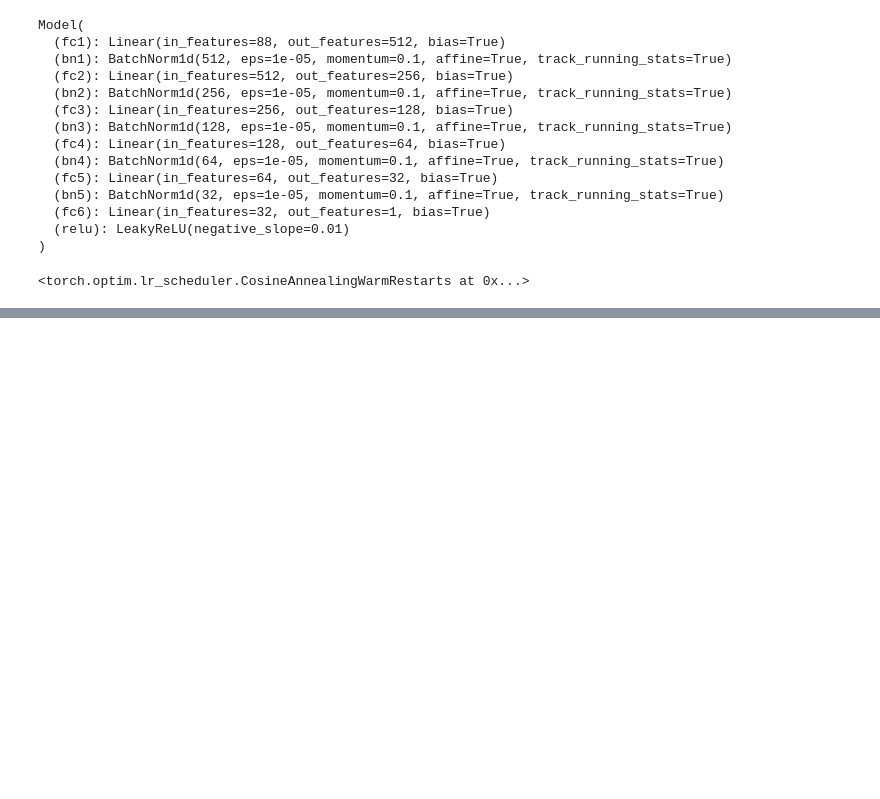
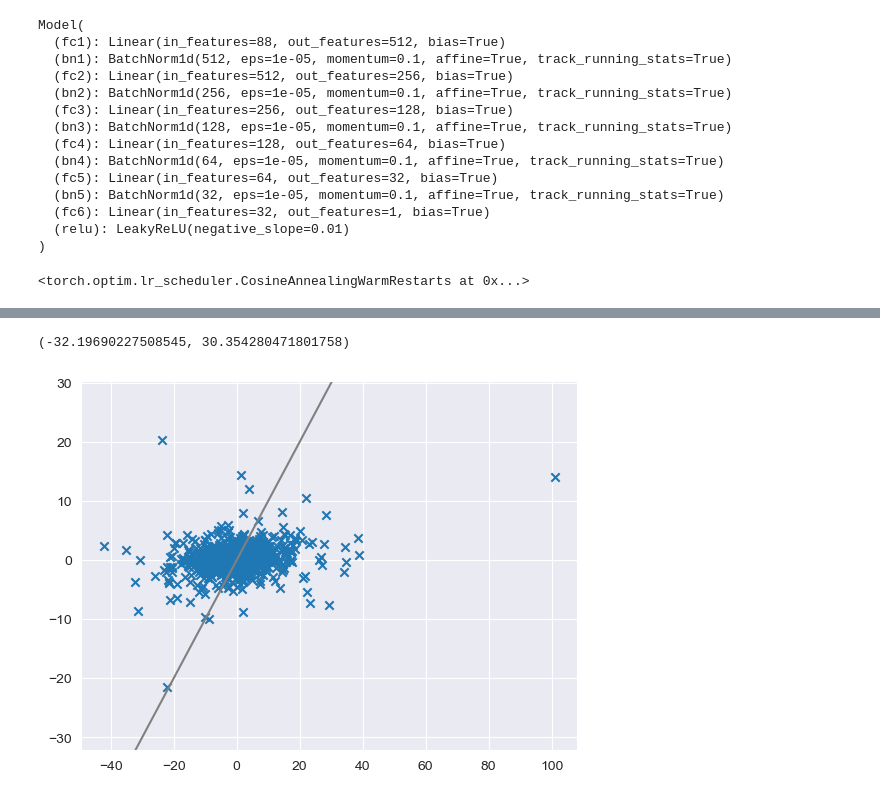
Before and after one commit to bootcamp6th-dl/optiver, a Jupyter notebook: sajacaros/03_ENHANCED/02_feature_engineering.ipynb, the cells around one changed output, grey strips where cells are left out. Drawn from its saved outputs; the diff is of its cells as text; code cells hidden in the pictures; blank space fills up the shorter version.

Commit message:
02 prediction complete

```diff
--- a/sajacaros/03_ENHANCED/02_feature_engineering.ipynb
+++ b/sajacaros/03_ENHANCED/02_feature_engineering.ipynb
@@ -467,6 +493,9 @@ for epoch in range(epochs):
             valid_iter_loss.append(loss.item())
     print(f'Epoch [{epoch+1}/{epochs}] - Valid loss : {sum(valid_iter_loss)/len(valid_loader):.4f}')
     valid_epoch_loss.append(sum(valid_iter_loss)/len(valid_loader))
+    if early_stopper.early_stop(test_loss, model) or time.time() - t1 > 60*60*8:
+        model = early_stopper.get_best_model()
+        break
     gc.collect()
 # %% [output]
 Epoch [1/100] - Train loss : 6.2932
@@ -501,0 +536,17 @@ sns.lineplot(valid_epoch_loss, label='valid')
+# %%
+def predict(X, model):
+    model.eval()
+    with torch.no_grad():
+        pred = model(X)
+    return pred.detach().cpu().numpy().flatten()
+# %%
+iter_ = iter(valid_loader)
+next(iter_)
+X_, y_ = next(iter_)
+pred = predict(X_.to(device), model)
+res = pd.DataFrame({
+    "target":y_.flatten().cpu(),
+    "pred":pred
+})
+res["err"] = np.abs(res["target"] - res["pred"])
+res
@@ -501,0 +567,7 @@ sns.lineplot(valid_epoch_loss, label='valid')
+# %%
+plt.plot([res.target.min(), res.target.max()], [res.target.min(), res.target.max()], color="gray")
+plt.scatter(res.target, res.pred, marker="x")
+plt.ylim(res.pred.min()*1.5,res.pred.max()*1.5)
+# %% [output]
+(-32.19690227508545, 30.354280471801758)
+[figure, added]
```
Also changed, not shown: parts of 6 cells of this notebook.
